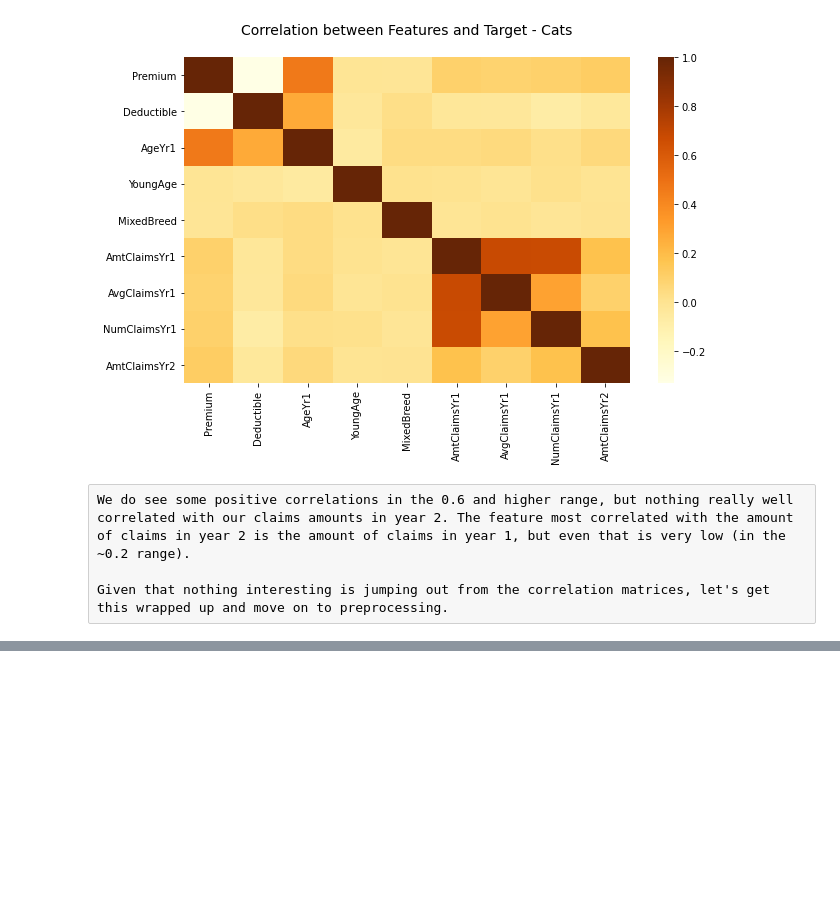
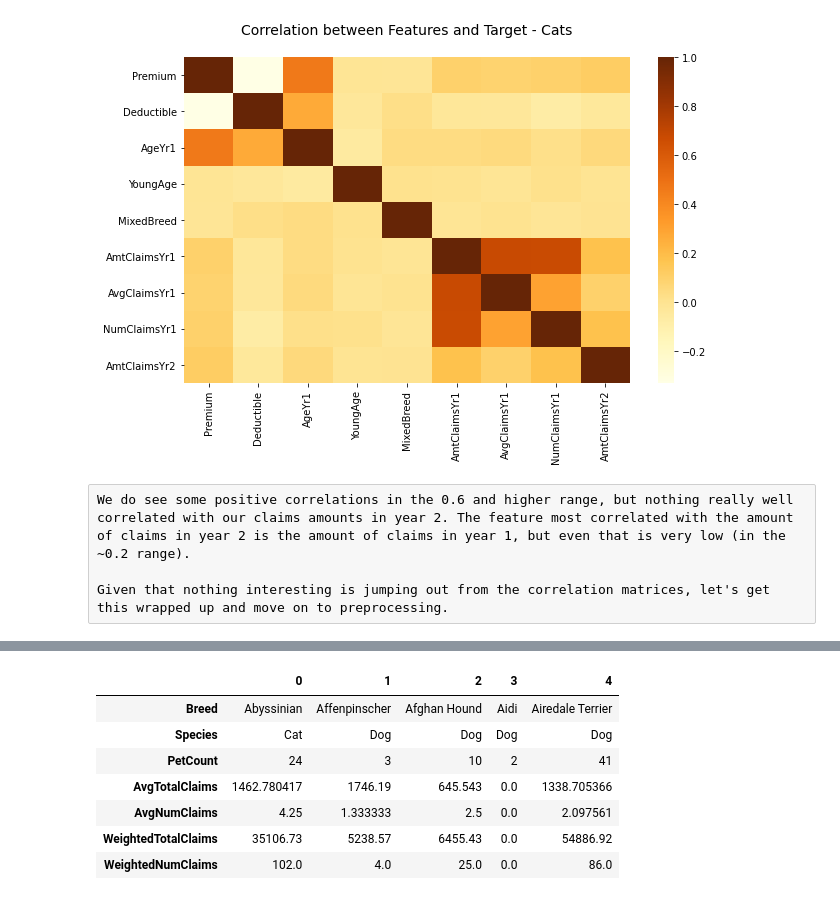
Before and after one commit to stevenrhart/predicting-claims, a Jupyter notebook: notebooks/Capstone 2 - Predicting Insurance Claims - Exploratory Data Analysis.ipynb, the cells around one changed output, grey strips where cells are left out. Saved outputs shown, nothing was run; the diff lists cells and outputs as text; code cells hidden in the pictures; blank space fills up the shorter version.

```diff
--- a/notebooks/Capstone 2 - Predicting Insurance Claims - Exploratory Data Analysis.ipynb
+++ b/notebooks/Capstone 2 - Predicting Insurance Claims - Exploratory Data Analysis.ipynb
@@ -667,3 +697,7 @@ So what have we discovered during EDA? Let's summarize the key points.
+# %%
+# Drop MixedBreed
+df_new = df.drop(columns=["MixedBreed"])
+pets_by_breed = pets_by_breed.drop(columns=["MixedBreed"])
 # %%
 # Previewing updated dataframe
 df_new.head().T
@@ -670 +723,13 @@ df_new.head().T
+# %%
+# Previewing updated dataframe
+pets_by_breed.head().T
+# %% [output]
+|  | 0 | 1 | 2 | 3 | 4 |
+| Breed | Abyssinian | Affenpinscher | Afghan Hound | Aidi | Airedale Terrier |
+| Species | Cat | Dog | Dog | Dog | Dog |
+| PetCount | 24 | 3 | 10 | 2 | 41 |
+| AvgTotalClaims | 1462.780417 | 1746.19 | 645.543 | 0.0 | 1338.705366 |
+| AvgNumClaims | 4.25 | 1.333333 | 2.5 | 0.0 | 2.097561 |
+| WeightedTotalClaims | 35106.73 | 5238.57 | 6455.43 | 0.0 | 54886.92 |
+| WeightedNumClaims | 102.0 | 4.0 | 25.0 | 0.0 | 86.0 |
 # %% [markdown]
```
Also changed, not shown: parts of 16 cells of this notebook, 1 other file.
